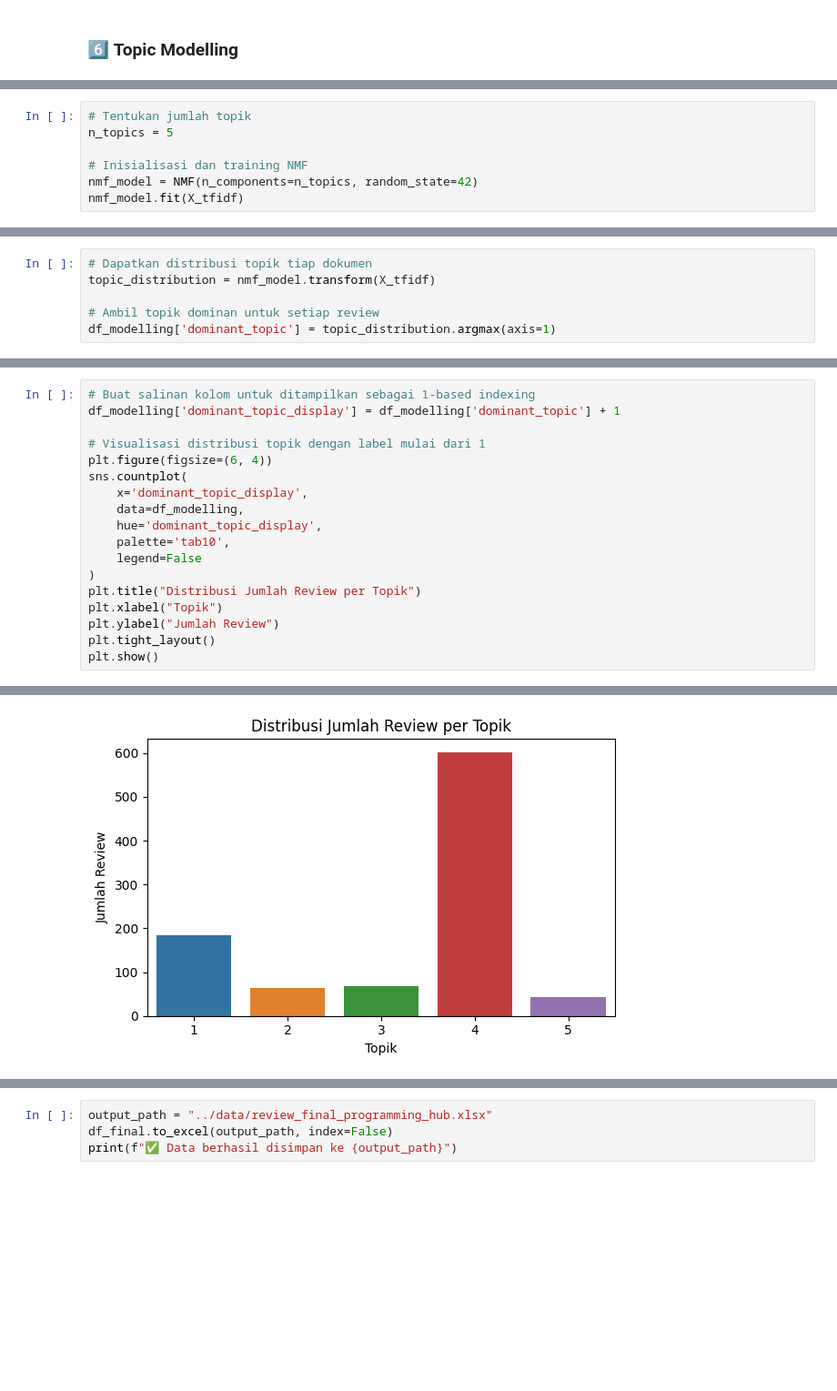
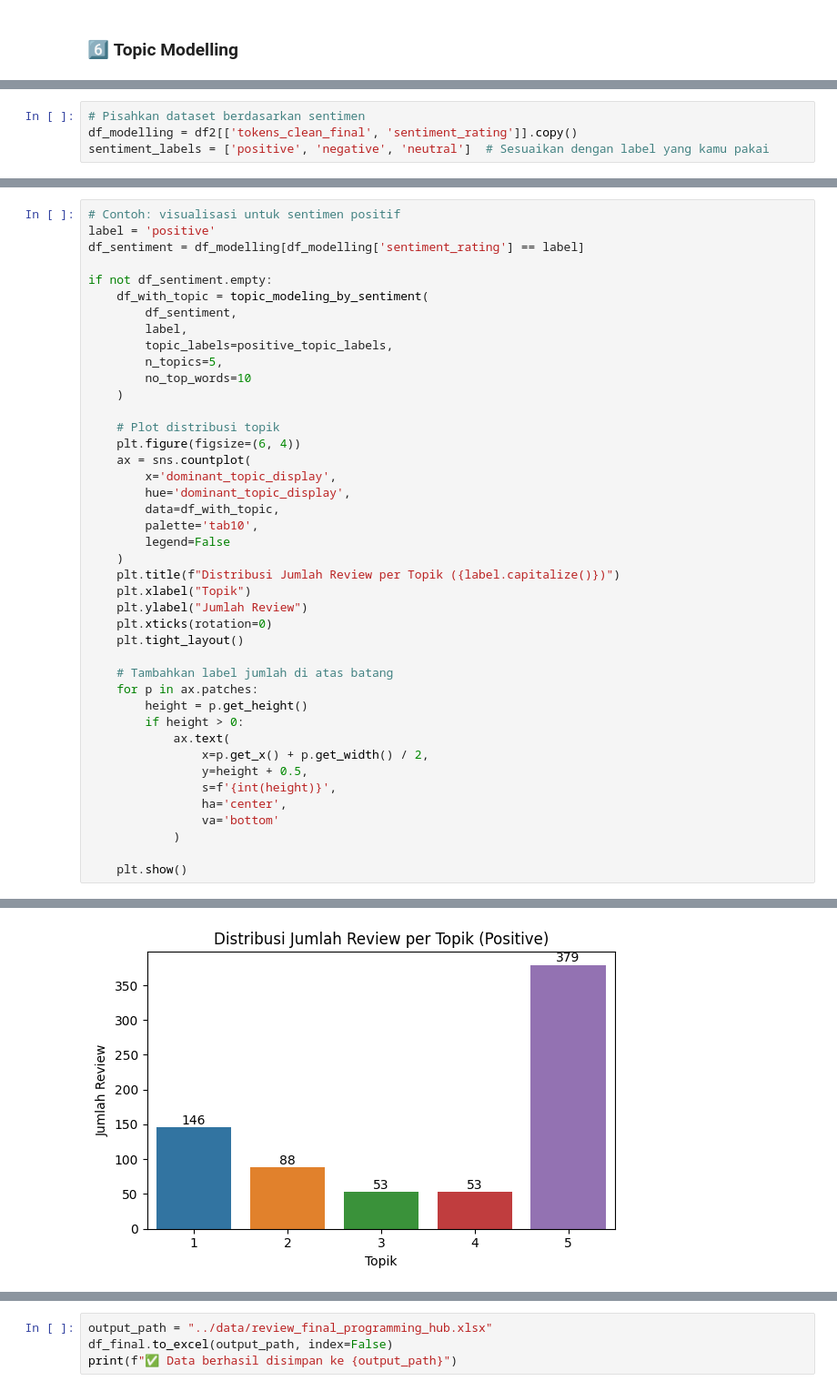
Before and after one commit to AnnisaFadila069/gamified-coding-app-analysis, a Jupyter notebook: Notebook/Apk_programming hub.ipynb, the cells around one changed output, grey strips where cells are left out. Shown: that part at 91% size. Saved outputs shown, nothing was run; the diff lists cells and outputs as text; blank space fills up the shorter version.

Commit message:
topic per sentiment

```diff
--- a/Notebook/Apk_programming hub.ipynb
+++ b/Notebook/Apk_programming hub.ipynb
@@ -563,7 +539,0 @@ X_tfidf = tfidf_vectorizer.fit_transform(df_modelling['clean_text_final'])
-# %%
-# Tentukan jumlah topik
-n_topics = 5
-
-# Inisialisasi dan training NMF
-nmf_model = NMF(n_components=n_topics, random_state=42)
-nmf_model.fit(X_tfidf)
@@ -654,6 +539,0 @@ plot_wordclouds_with_labels(nmf_model, tfidf_feature_names, topic_labels)
-# %%
-# Dapatkan distribusi topik tiap dokumen
-topic_distribution = nmf_model.transform(X_tfidf)
-
-# Ambil topik dominan untuk setiap review
-df_modelling['dominant_topic'] = topic_distribution.argmax(axis=1)
@@ -659,0 +576,4 @@ df_modelling['dominant_topic'] = topic_distribution.argmax(axis=1)
+# %%
+# Pisahkan dataset berdasarkan sentimen
+df_modelling = df2[['tokens_clean_final', 'sentiment_rating']].copy()
+sentiment_labels = ['positive', 'negative', 'neutral']  # Sesuaikan dengan label yang kamu pakai
@@ -660,19 +669,43 @@ df_modelling['dominant_topic'] = topic_distribution.argmax(axis=1)
 # %%
-# Buat salinan kolom untuk ditampilkan sebagai 1-based indexing
-df_modelling['dominant_topic_display'] = df_modelling['dominant_topic'] + 1
+# Contoh: visualisasi untuk sentimen positif
+label = 'positive'
+df_sentiment = df_modelling[df_modelling['sentiment_rating'] == label]
 
-# Visualisasi distribusi topik dengan label mulai dari 1
-plt.figure(figsize=(6, 4))
-sns.countplot(
-    x='dominant_topic_display',
-    data=df_modelling,
-    hue='dominant_topic_display',
-    palette='tab10',
-    legend=False
-)
-plt.title("Distribusi Jumlah Review per Topik")
-plt.xlabel("Topik")
-plt.ylabel("Jumlah Review")
-plt.tight_layout()
-plt.show()
+if not df_sentiment.empty:
+    df_with_topic = topic_modeling_by_sentiment(
+        df_sentiment,
+        label,
+        topic_labels=positive_topic_labels,
+        n_topics=5,
+        no_top_words=10
+    )
+
+    # Plot distribusi topik
+    plt.figure(figsize=(6, 4))
+    ax = sns.countplot(
+        x='dominant_topic_display',
+        hue='dominant_topic_display',
+        data=df_with_topic,
+        palette='tab10',
+        legend=False
+    )
+    plt.title(f"Distribusi Jumlah Review per Topik ({label.capitalize()})")
+    plt.xlabel("Topik")
+    plt.ylabel("Jumlah Review")
+    plt.xticks(rotation=0)
+    plt.tight_layout()
+
+    # Tambahkan label jumlah di atas batang
+    for p in ax.patches:
+        height = p.get_height()
+        if height > 0:
+            ax.text(
+                x=p.get_x() + p.get_width() / 2,
+                y=height + 0.5,
+                s=f'{int(height)}',
+                ha='center',
+                va='bottom'
+            )
+
+    plt.show()
 # %% [output]
@@ -679 +728 @@ plt.show()
-[figure, old version]
+[figure, new version]
```
Also changed, not shown: parts of 49 cells of this notebook, 14 other files.
